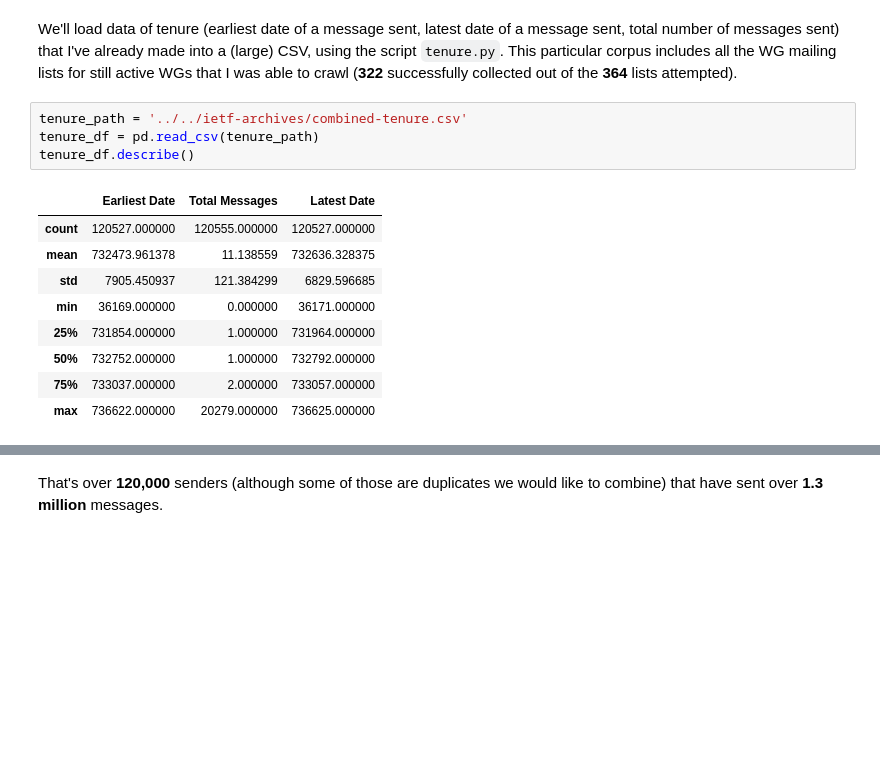
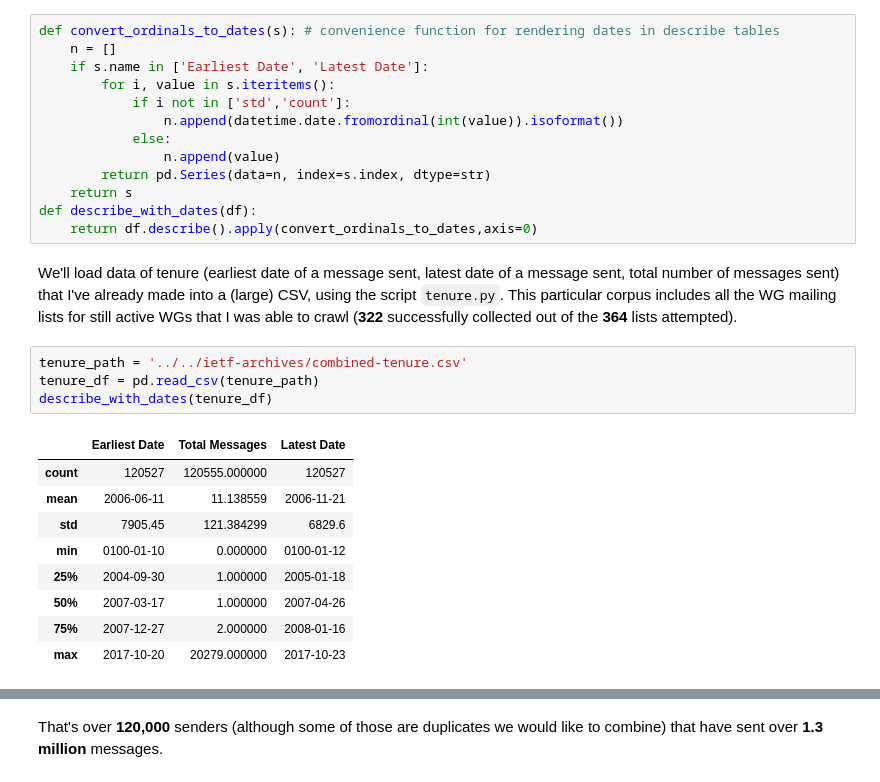
Before and after one commit to npdoty/bigbang, a Jupyter notebook: ietf-participation/ietf_wgs_tenure.ipynb, the cells around one changed output, grey strips where cells are left out. Saved outputs shown, nothing was run; the diff lists cells and outputs as text; blank space fills up the shorter version.

```diff
--- a/ietf-participation/ietf_wgs_tenure.ipynb
+++ b/ietf-participation/ietf_wgs_tenure.ipynb
@@ -37,22 +37,35 @@ plt.rcParams['axes.facecolor'] = 'white'
 import seaborn as sns
 sns.set()
 sns.set_style("white")
+# %%
+def convert_ordinals_to_dates(s): # convenience function for rendering dates in describe tables
+    n = []
+    if s.name in ['Earliest Date', 'Latest Date']:
+        for i, value in s.iteritems():
+            if i not in ['std','count']:
+                n.append(datetime.date.fromordinal(int(value)).isoformat())
+            else:
+                n.append(value)
+        return pd.Series(data=n, index=s.index, dtype=str)
+    return s
+def describe_with_dates(df):
+    return df.describe().apply(convert_ordinals_to_dates,axis=0)
 # %% [markdown]
 We'll load data of tenure (earliest date of a message sent, latest date of a message sent, total number of messages sent) that I've already made into a (large) CSV, using the script `tenure.py`. This particular corpus includes all the WG mailing lists for still active WGs that I was able to crawl (**322** successfully collected out of the **364** lists attempted).
 # %%
 tenure_path = '../../ietf-archives/combined-tenure.csv'
 tenure_df = pd.read_csv(tenure_path)
-tenure_df.describe()
+describe_with_dates(tenure_df)
 # %% [output]
 |  | Earliest Date | Total Messages | Latest Date |
-| count | 120527.000000 | 120555.000000 | 120527.000000 |
-| mean | 732473.961378 | 11.138559 | 732636.328375 |
-| std | 7905.450937 | 121.384299 | 6829.596685 |
-| min | 36169.000000 | 0.000000 | 36171.000000 |
-| 25% | 731854.000000 | 1.000000 | 731964.000000 |
-| 50% | 732752.000000 | 1.000000 | 732792.000000 |
-| 75% | 733037.000000 | 2.000000 | 733057.000000 |
-| max | 736622.000000 | 20279.000000 | 736625.000000 |
+| count | 120527 | 120555.000000 | 120527 |
+| mean | 2006-06-11 | 11.138559 | 2006-11-21 |
+| std | 7905.45 | 121.384299 | 6829.6 |
+| min | 0100-01-10 | 0.000000 | 0100-01-12 |
+| 25% | 2004-09-30 | 1.000000 | 2005-01-18 |
+| 50% | 2007-03-17 | 1.000000 | 2007-04-26 |
+| 75% | 2007-12-27 | 2.000000 | 2008-01-16 |
+| max | 2017-10-20 | 20279.000000 | 2017-10-23 |
 # %%
 tenure_df['Total Messages'].sum()
 # %% [output]
```
Also changed, not shown: parts of 30 cells of this notebook, 1 other file.
